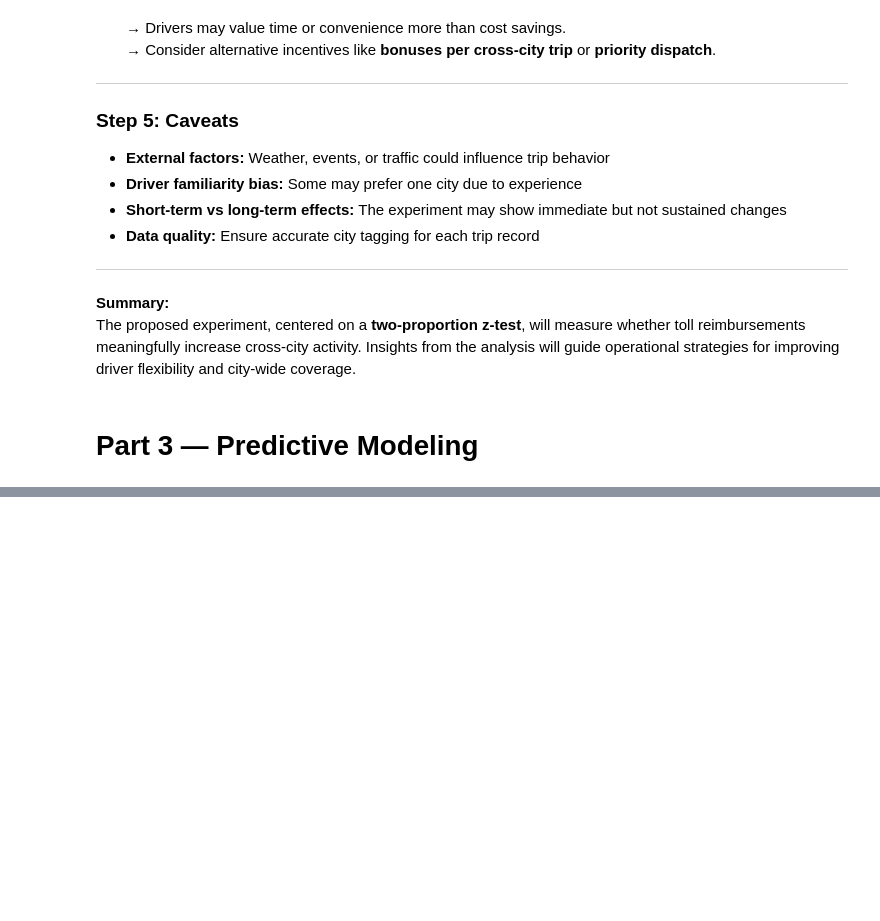
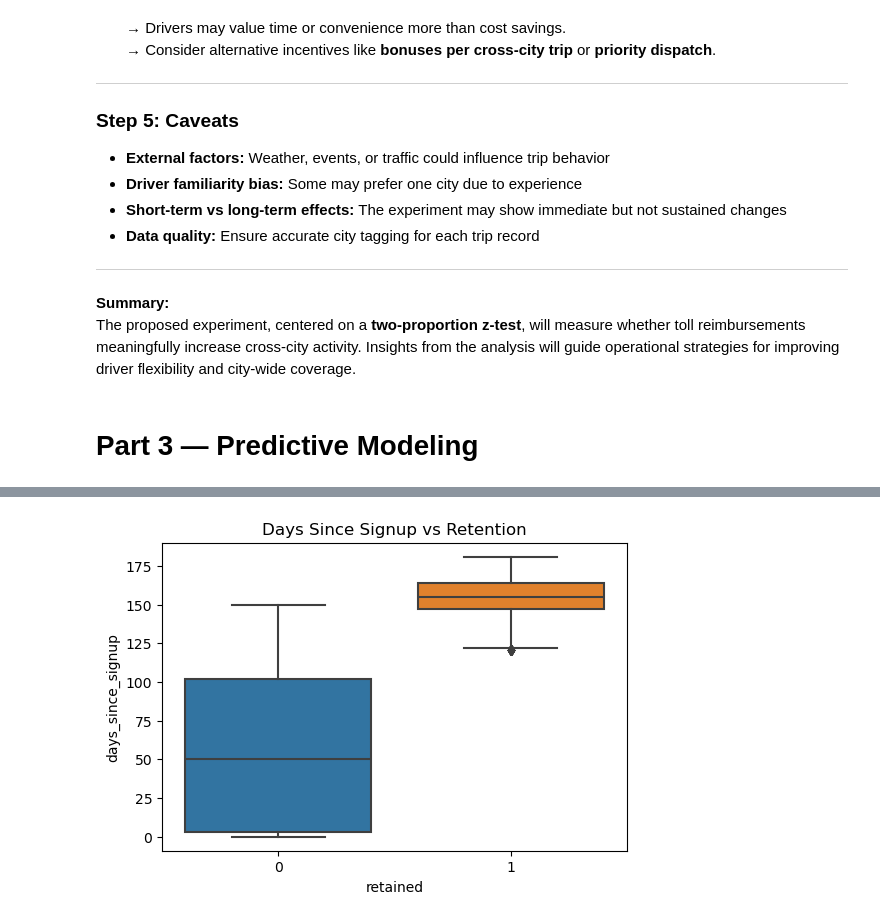
Before and after one commit to Alan-Akkara/Springboard-DS, a Jupyter notebook: Ultimate_tech_part1.ipynb, the cells around one changed output, grey strips where cells are left out. Drawn from its saved outputs; the diff is of its cells as text; code cells hidden in the pictures; blank space fills up the shorter version.

```diff
--- a/Ultimate_tech_part1.ipynb
+++ b/Ultimate_tech_part1.ipynb
@@ -574,0 +523,7 @@ plt.legend(); plt.show()
+# %%
+plt.figure(figsize=(6, 4))
+sns.boxplot(x='retained', y='days_since_signup', data=df)
+plt.title("Days Since Signup vs Retention")
+plt.show()
+# %% [output]
+[figure, added]
```
Also changed, not shown: parts of 67 cells of this notebook.
